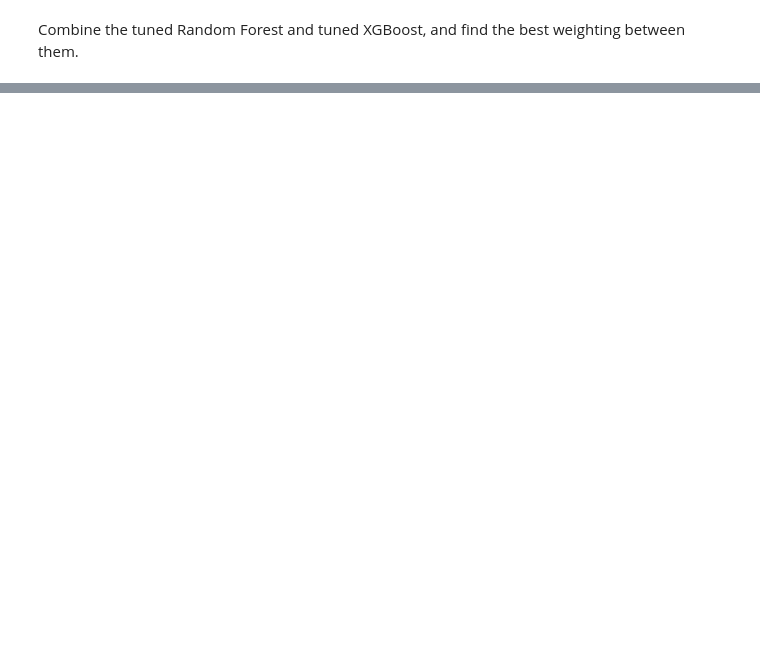
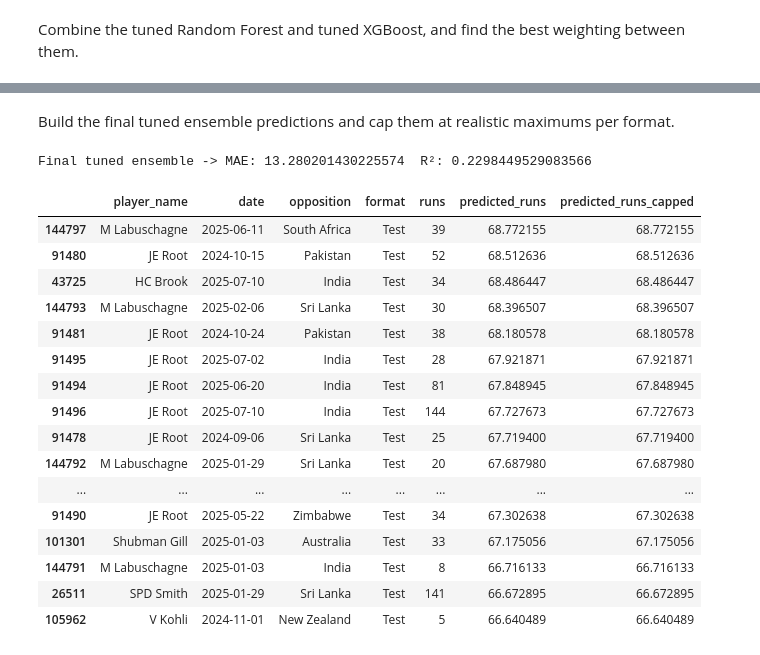
Before and after one commit to abdullahminhas/cric-squad-selector, a Jupyter notebook: cric_squad_selector_data.ipynb, the cells around one changed output, grey strips where cells are left out. Saved outputs shown, nothing was run; the diff lists cells and outputs as text; code cells hidden in the pictures; blank space fills up the shorter version.

Commit message:
Final tuned ensemble result: RF=0.3, XGBoost=0.7, R2=0.2292

```diff
--- a/cric_squad_selector_data.ipynb
+++ b/cric_squad_selector_data.ipynb
@@ -1208,0 +1209,38 @@ Best weight found: RF=0.3, XGBoost=0.7, R²=0.2292
+# %% [markdown]
+Build the final tuned ensemble predictions and cap them at realistic maximums per format.
+# %%
+y_pred_final_tuned = best_weight * y_pred_r_tuned + (1 - best_weight) * y_pred_xgb_tuned
+
+regression_df_test = test_r.copy()
+regression_df_test["predicted_runs"] = y_pred_final_tuned
+regression_df_test["format"] = regression_df.loc[regression_df_test.index, "format"]
+
+format_caps = {"T20": 100, "ODI": 150, "Test": 200}
+regression_df_test["predicted_runs_capped"] = regression_df_test.apply(
+    lambda row: min(row["predicted_runs"], format_caps.get(row["format"], 150)), axis=1
+)
+
+display_cols = regression_df.loc[regression_df_test.index, ["player_name", "date", "opposition"]]
+regression_df_test = pd.concat([display_cols, regression_df_test[["format", "runs", "predicted_runs", "predicted_runs_capped"]]], axis=1)
+
+print("Final tuned ensemble -> MAE:", mean_absolute_error(y_test_r, y_pred_final_tuned), " R²:", r2_score(y_test_r, y_pred_final_tuned))
+regression_df_test.sort_values("predicted_runs_capped", ascending=False).head(20)
+# %% [output]
+Final tuned ensemble -> MAE: 13.280201430225574  R²: 0.2298449529083566
+|  | player_name | date | opposition | format | runs | predicted_runs | predicted_runs_capped |
+| 144797 | M Labuschagne | 2025-06-11 | South Africa | Test | 39 | 68.772155 | 68.772155 |
+| 91480 | JE Root | 2024-10-15 | Pakistan | Test | 52 | 68.512636 | 68.512636 |
+| 43725 | HC Brook | 2025-07-10 | India | Test | 34 | 68.486447 | 68.486447 |
+| 144793 | M Labuschagne | 2025-02-06 | Sri Lanka | Test | 30 | 68.396507 | 68.396507 |
+| 91481 | JE Root | 2024-10-24 | Pakistan | Test | 38 | 68.180578 | 68.180578 |
+| 91495 | JE Root | 2025-07-02 | India | Test | 28 | 67.921871 | 67.921871 |
+| 91494 | JE Root | 2025-06-20 | India | Test | 81 | 67.848945 | 67.848945 |
+| 91496 | JE Root | 2025-07-10 | India | Test | 144 | 67.727673 | 67.727673 |
+| 91478 | JE Root | 2024-09-06 | Sri Lanka | Test | 25 | 67.719400 | 67.719400 |
+| 144792 | M Labuschagne | 2025-01-29 | Sri Lanka | Test | 20 | 67.687980 | 67.687980 |
+| ... | ... | ... | ... | ... | ... | ... | ... |
+| 91490 | JE Root | 2025-05-22 | Zimbabwe | Test | 34 | 67.302638 | 67.302638 |
+| 101301 | Shubman Gill | 2025-01-03 | Australia | Test | 33 | 67.175056 | 67.175056 |
+| 144791 | M Labuschagne | 2025-01-03 | India | Test | 8 | 66.716133 | 66.716133 |
+| 26511 | SPD Smith | 2025-01-29 | Sri Lanka | Test | 141 | 66.672895 | 66.672895 |
+| 105962 | V Kohli | 2024-11-01 | New Zealand | Test | 5 | 66.640489 | 66.640489 |
```
Also changed, not shown: parts of 18 cells of this notebook.
